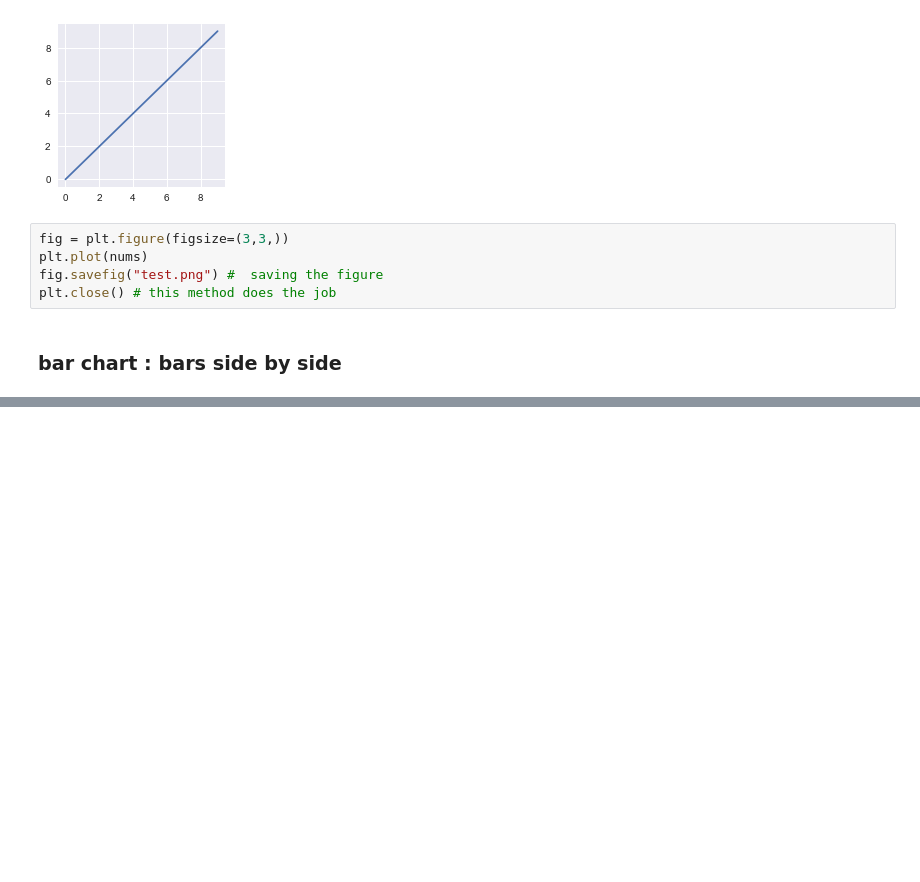
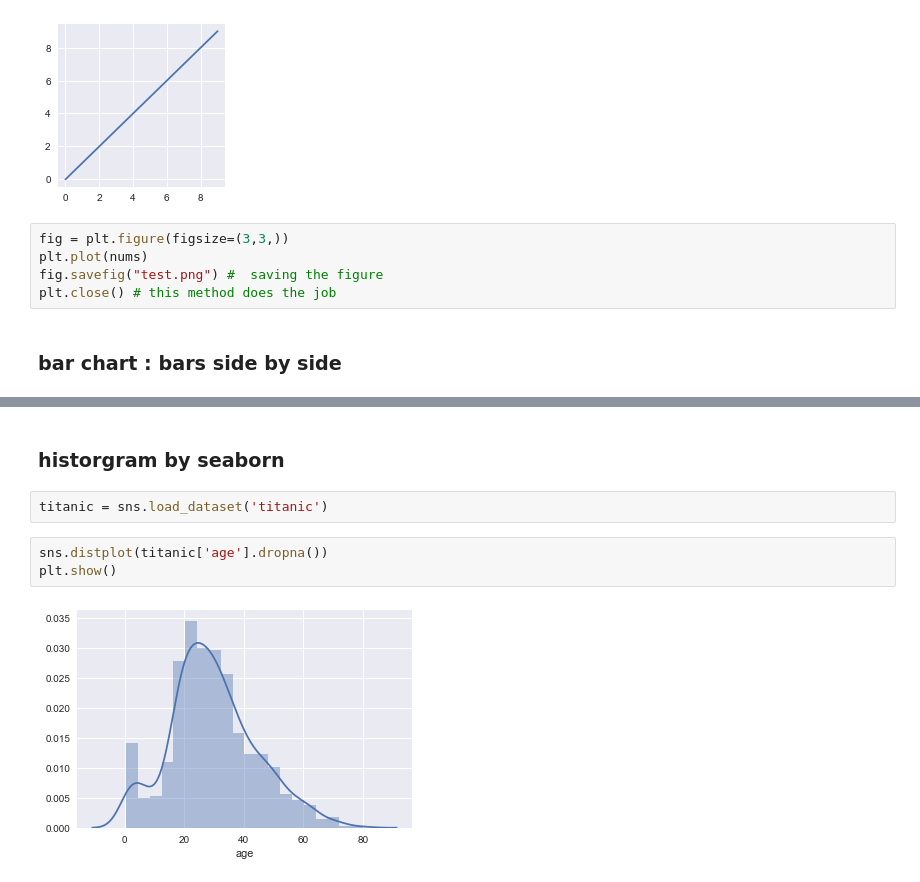
Before and after one commit to babinyurii/cheet_sheets, a Jupyter notebook: matplotlib_cheet_sheet.ipynb, the cells around one changed output, grey strips where cells are left out. Cells and saved outputs as stored; diff of their text form; blank space fills up the shorter version.

```diff
--- a/matplotlib_cheet_sheet.ipynb
+++ b/matplotlib_cheet_sheet.ipynb
@@ -499,3 +504,12 @@ plt.title("bars side by side", fontsize=20)
 plt.show()
 # %% [output]
 [figure]
+# %% [markdown]
+### <a id="21">historgram by seaborn</a>
+# %%
+titanic = sns.load_dataset('titanic')
+# %%
+sns.distplot(titanic['age'].dropna())
+plt.show()
+# %% [output]
+[figure, added]
```
Also changed, not shown: parts of 18 cells of this notebook, 1 other file.
